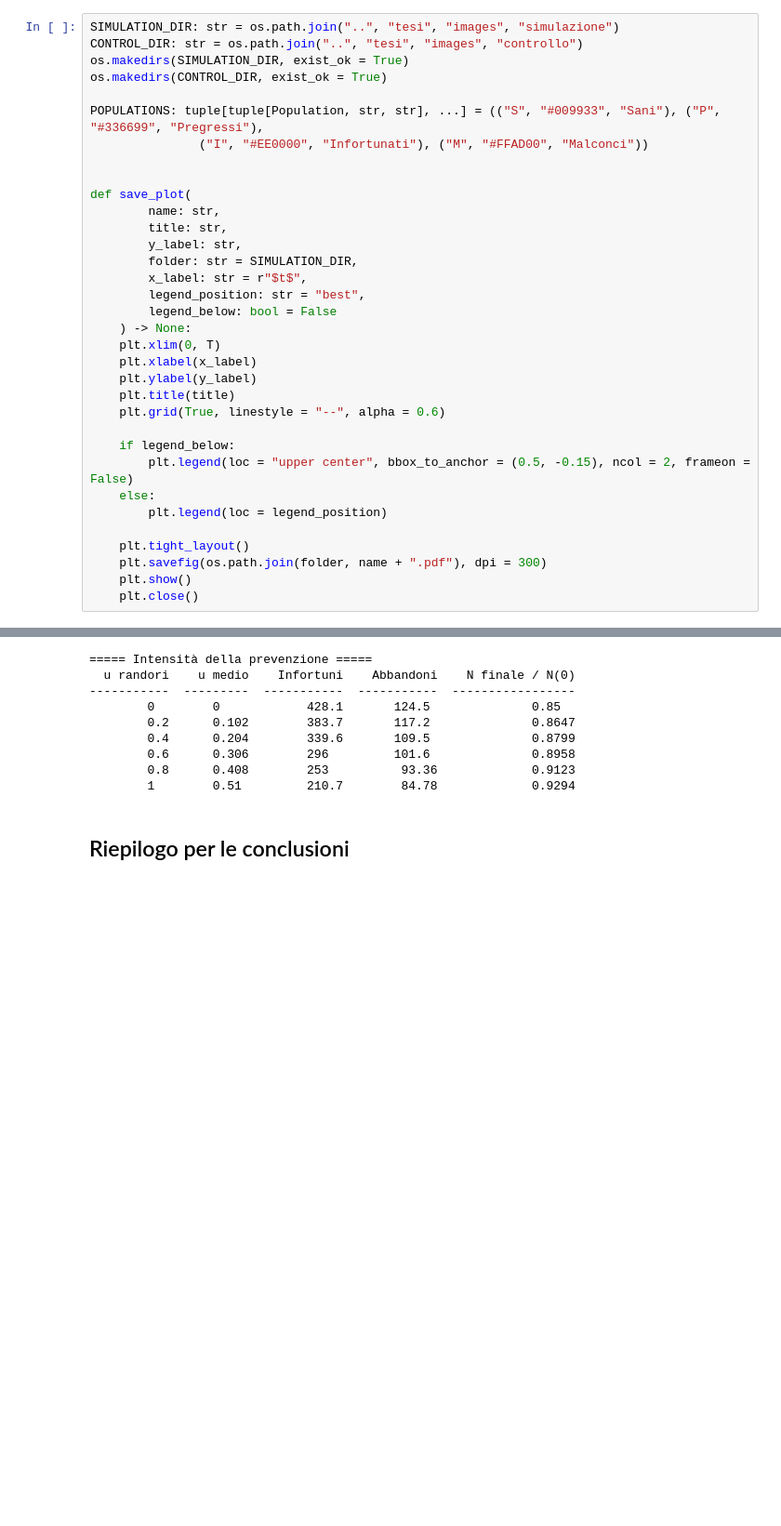
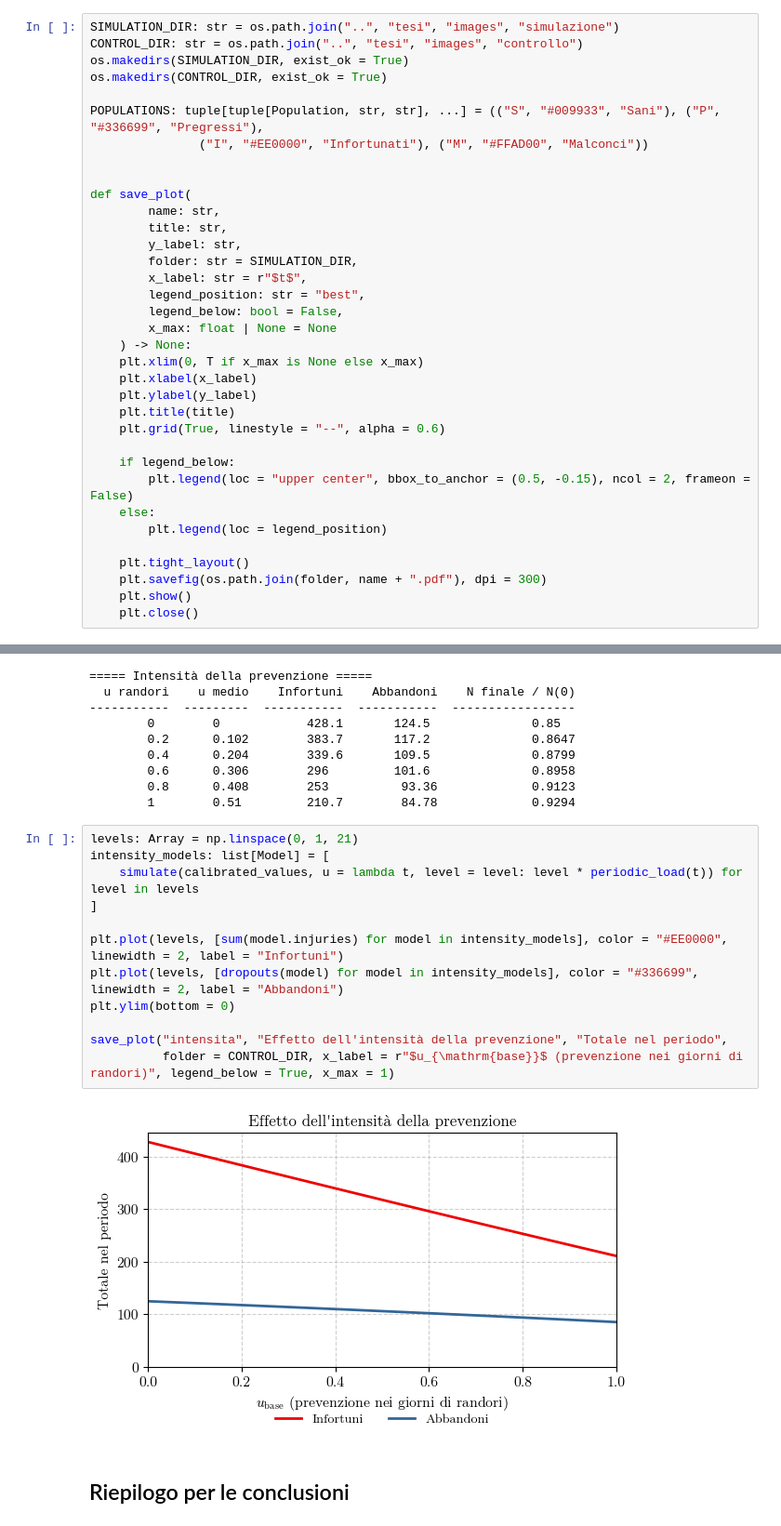
Before and after one commit to Urbani-Ludovico/bachelor-thesis, a Jupyter notebook: simulazioni/modello.ipynb, the cells around one changed output, grey strips where cells are left out. Shown at 93% size. Drawn from its saved outputs; the diff is of its cells as text; blank space fills up the shorter version.

```diff
--- a/simulazioni/modello.ipynb
+++ b/simulazioni/modello.ipynb
@@ -330,9 +330,10 @@ def save_plot(
         folder: str = SIMULATION_DIR,
         x_label: str = r"$t$",
         legend_position: str = "best",
-        legend_below: bool = False
+        legend_below: bool = False,
+        x_max: float | None = None
     ) -> None:
-    plt.xlim(0, T)
+    plt.xlim(0, T if x_max is None else x_max)
     plt.xlabel(x_label)
     plt.ylabel(y_label)
     plt.title(title)
@@ -959,6 +982,20 @@ print(format_table(table, headers = ["u randori", "u medio", "Infortuni", "Abban
         0.6      0.306        296         101.6              0.8958
         0.8      0.408        253          93.36             0.9123
         1        0.51         210.7        84.78             0.9294
+# %%
+levels: Array = np.linspace(0, 1, 21)
+intensity_models: list[Model] = [
+    simulate(calibrated_values, u = lambda t, level = level: level * periodic_load(t)) for level in levels
+]
+
+plt.plot(levels, [sum(model.injuries) for model in intensity_models], color = "#EE0000", linewidth = 2, label = "Infortuni")
+plt.plot(levels, [dropouts(model) for model in intensity_models], color = "#336699", linewidth = 2, label = "Abbandoni")
+plt.ylim(bottom = 0)
+
+save_plot("intensita", "Effetto dell'intensità della prevenzione", "Totale nel periodo",
+          folder = CONTROL_DIR, x_label = r"$u_{\mathrm{base}}$ (prevenzione nei giorni di randori)", legend_below = True, x_max = 1)
+# %% [output]
+[figure, added]
 # %% [markdown]
 ## Riepilogo per le conclusioni
 # %%
```
Also changed, not shown: parts of 2 cells of this notebook, 26 other files.
